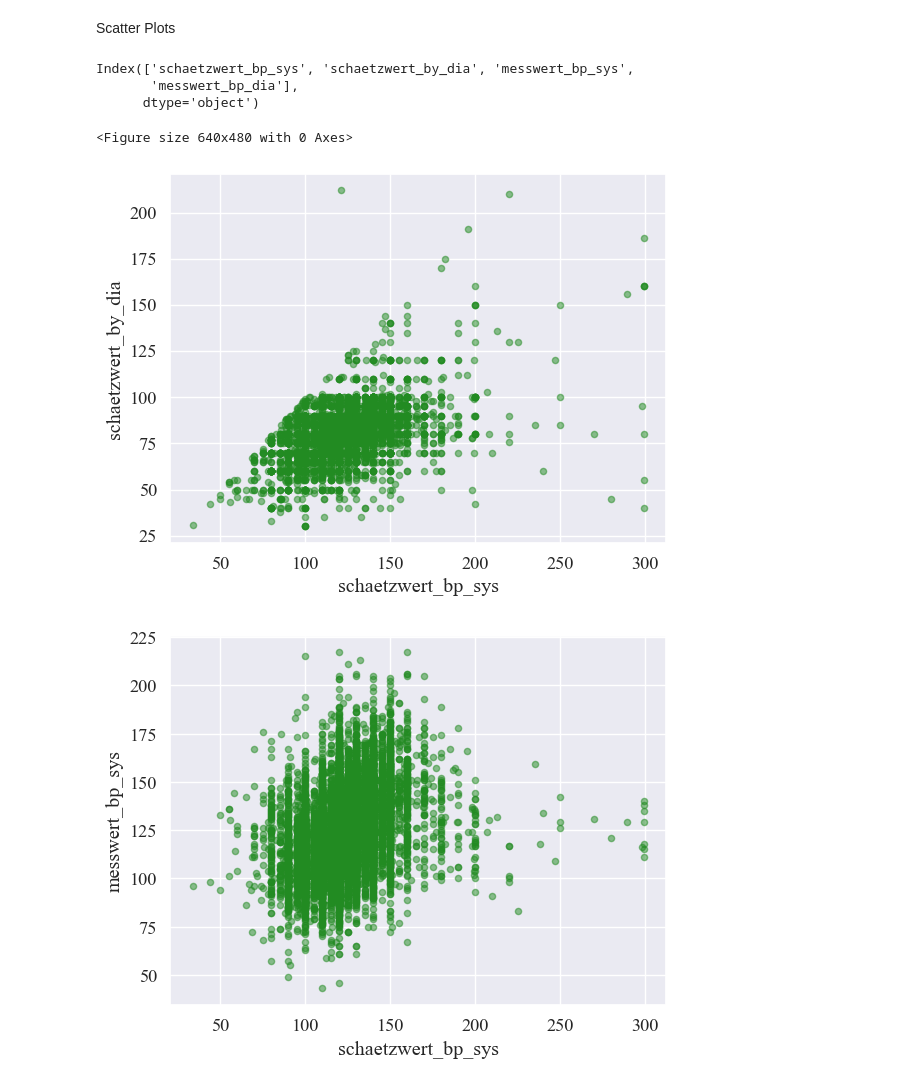
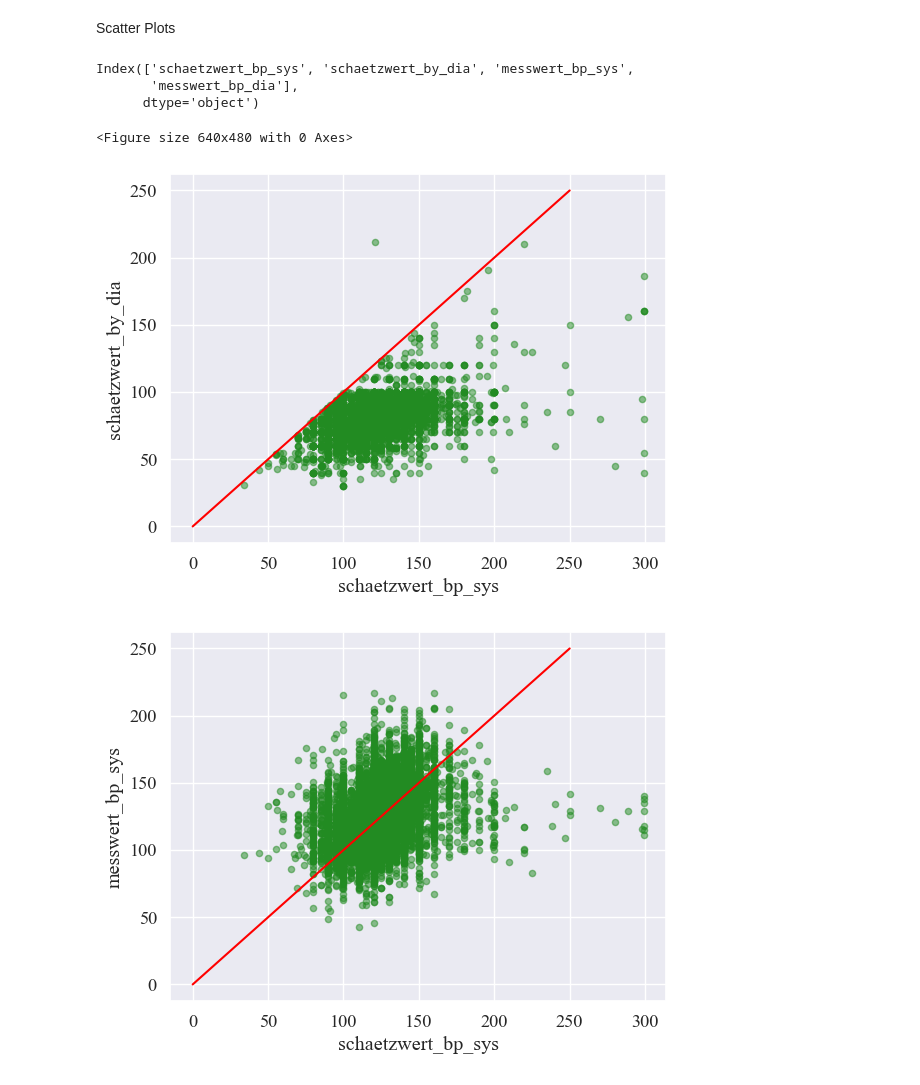
Before and after one commit to farrukh-ahmed/Case-Studies---Project-1, a Jupyter notebook: Notebooks/Project1-descriptive-data-analysis.ipynb, the cells around one changed output. Cells and saved outputs as stored; diff of their text form; code cells hidden in the pictures.

```diff
--- a/Notebooks/Project1-descriptive-data-analysis.ipynb
+++ b/Notebooks/Project1-descriptive-data-analysis.ipynb
@@ -390,25 +390,27 @@ Scatter Plots
 # %%
 df_new = data_df.iloc[:, 14:18]
 df_new.head()
 print(df_new.columns)
 col_list = list(df_new.columns)
 
 
 plt.figure()
+x=np.linspace(0, 250, 100)
 for i in range(len(col_list)):
     for j in range(i+1, len(col_list)):
         plot = df_new.plot.scatter(col_list[i], col_list[j], label=f'{col_list[i]} vs {col_list[j]}',color=PLOT_COLOR, alpha=0.5)
         plt.xlabel(col_list[i])
         plt.ylabel(col_list[j])
+        plt.plot(x, x, color='red')
         plot.get_legend().remove()
         plot.figure.savefig(os.path.join(PLOT_DIR_NAME,col_list[i] +  "_vs_" + col_list[j] + ".pdf"), bbox_inches='tight')
 
 
 plt.show()
 # %% [output]
 Index(['schaetzwert_bp_sys', 'schaetzwert_by_dia', 'messwert_bp_sys',
        'messwert_bp_dia'],
       dtype='object')
 <Figure size 640x480 with 0 Axes>
-[figure, old version]
+[figure, new version]
-[figure, old version]
+[figure, new version]
```
Also changed, not shown: parts of 1 cell of this notebook, 20 other files.
